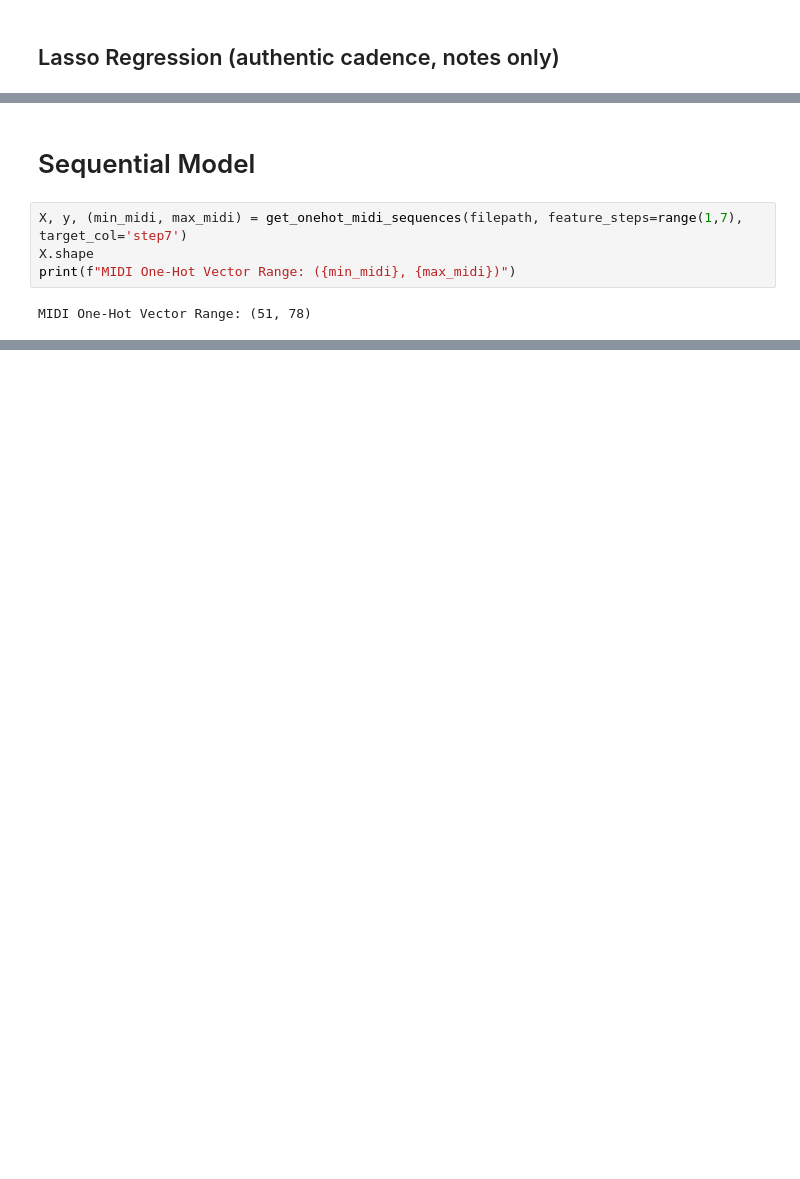
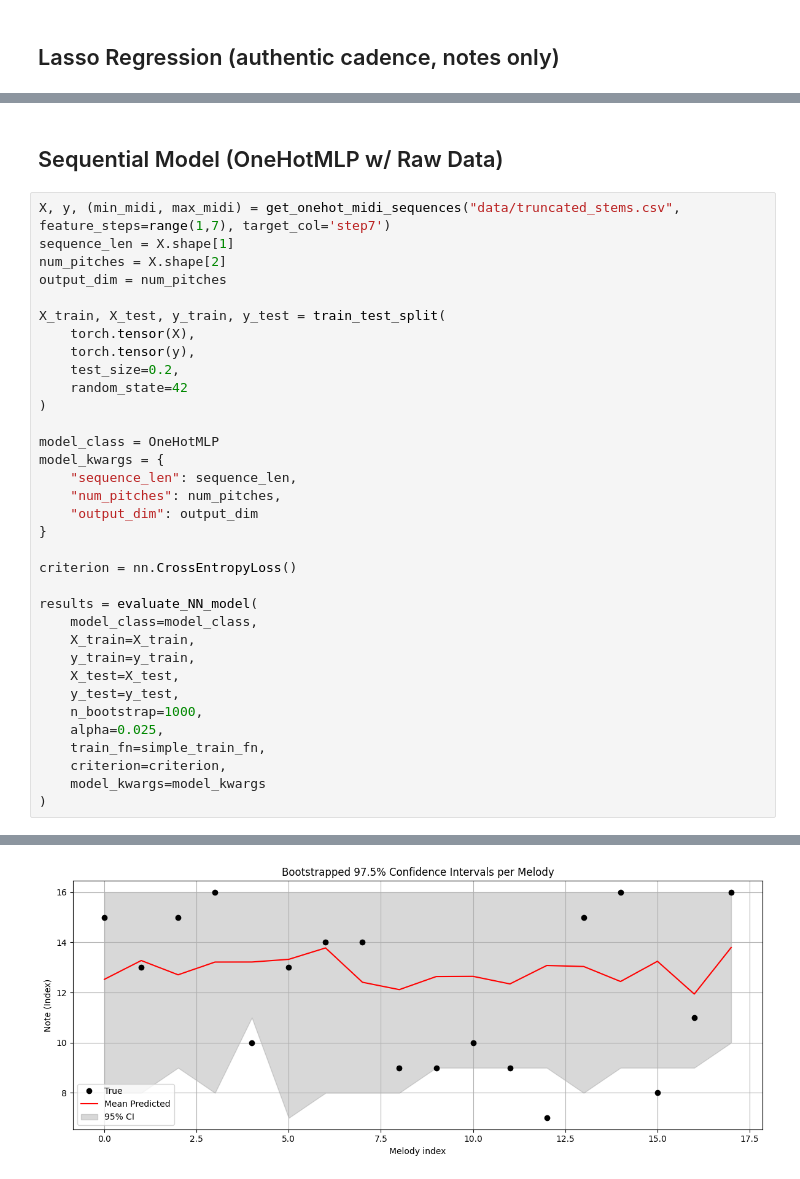
Before and after one commit to nicoleytlam/musical-intuition-ml, a Jupyter notebook: main.ipynb, the cells around one changed output, grey strips where cells are left out. Saved outputs shown, nothing was run; the diff lists cells and outputs as text; blank space fills up the shorter version.

Commit message:
Added sequential models and associated functions

```diff
--- a/main.ipynb
+++ b/main.ipynb
@@ -499,8 +736,37 @@ Overall coverage across all folds: 31.11% within 95% CI
 # %% [markdown]
-# Sequential Model
+## Sequential Model (OneHotMLP w/ Raw Data)
-# %%
-X, y, (min_midi, max_midi) = get_onehot_midi_sequences(filepath, feature_steps=range(1,7), target_col='step7')
-X.shape
-print(f"MIDI One-Hot Vector Range: ({min_midi}, {max_midi})")
-# %% [output]
-MIDI One-Hot Vector Range: (51, 78)
+# %%
+X, y, (min_midi, max_midi) = get_onehot_midi_sequences("data/truncated_stems.csv", feature_steps=range(1,7), target_col='step7')
+sequence_len = X.shape[1]
+num_pitches = X.shape[2]
+output_dim = num_pitches
+
+X_train, X_test, y_train, y_test = train_test_split(
+    torch.tensor(X),
+    torch.tensor(y),
+    test_size=0.2,
+    random_state=42
+)
+
+model_class = OneHotMLP
+model_kwargs = {
+    "sequence_len": sequence_len,
+    "num_pitches": num_pitches,
+    "output_dim": output_dim
+}
+
+criterion = nn.CrossEntropyLoss()
+
+results = evaluate_NN_model(
+    model_class=model_class,
+    X_train=X_train,
+    y_train=y_train,
+    X_test=X_test,
+    y_test=y_test,
+    n_bootstrap=1000,
+    alpha=0.025,
+    train_fn=simple_train_fn,
+    criterion=criterion,
+    model_kwargs=model_kwargs
+)
+# %% [output]
@@ -506,0 +790 @@ MIDI One-Hot Vector Range: (51, 78)
+[figure, added]
```
Also changed, not shown: parts of 30 cells of this notebook, 4 other files.
